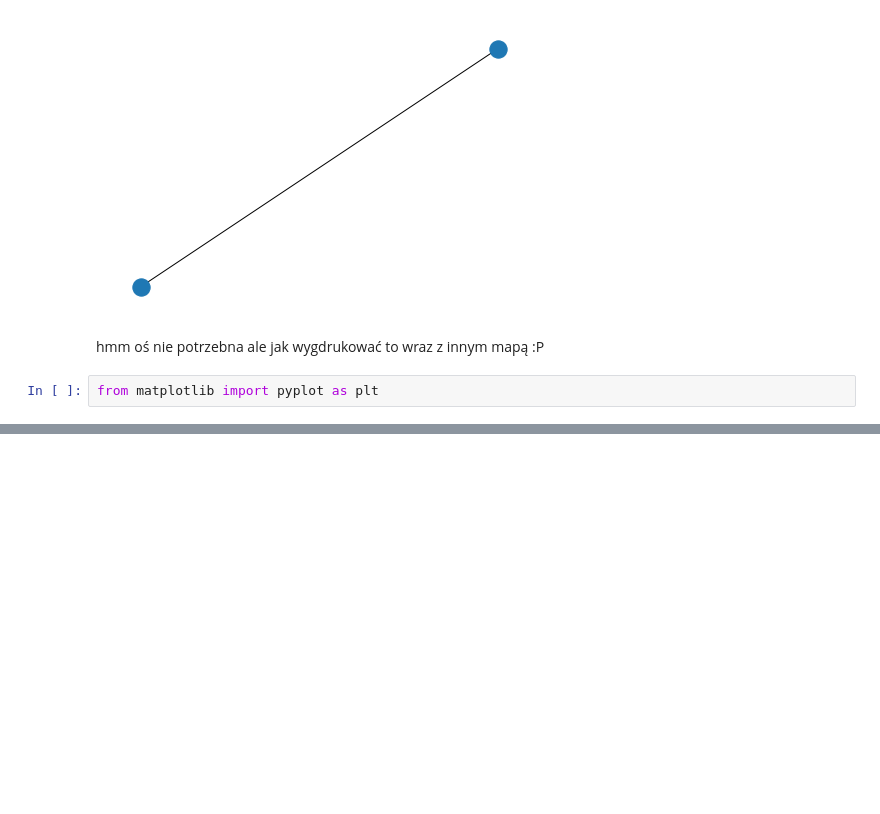
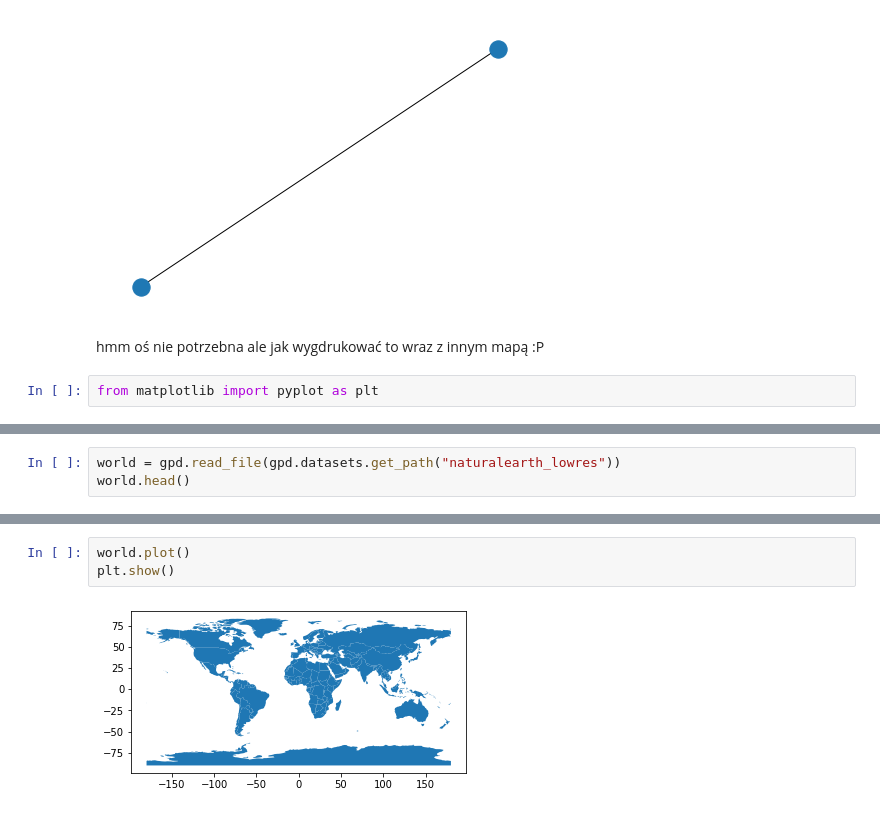
Before and after one commit to ciepielajan/Graph-, a Jupyter notebook: networkx_with_coordinate.ipynb, the cells around one changed output, grey strips where cells are left out. Saved outputs shown, nothing was run; the diff lists cells and outputs as text; blank space fills up the shorter version.

```diff
--- a/networkx_with_coordinate.ipynb
+++ b/networkx_with_coordinate.ipynb
@@ -27,0 +51,3 @@ from matplotlib import pyplot as plt
+# %%
+world = gpd.read_file(gpd.datasets.get_path("naturalearth_lowres"))
+world.head()
@@ -27,0 +61,5 @@ from matplotlib import pyplot as plt
+# %%
+world.plot()
+plt.show()
+# %% [output]
+[figure, added]
```
Also changed, not shown: parts of 7 cells of this notebook.
